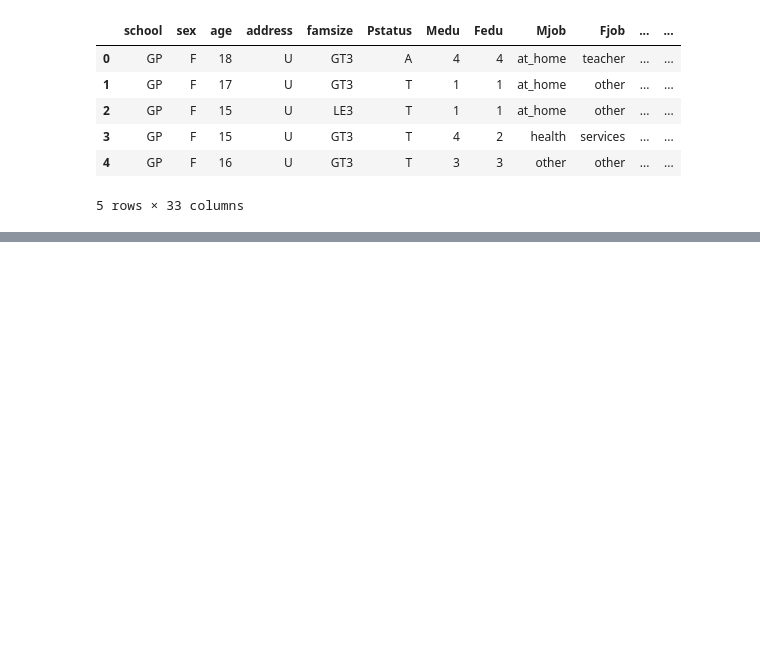
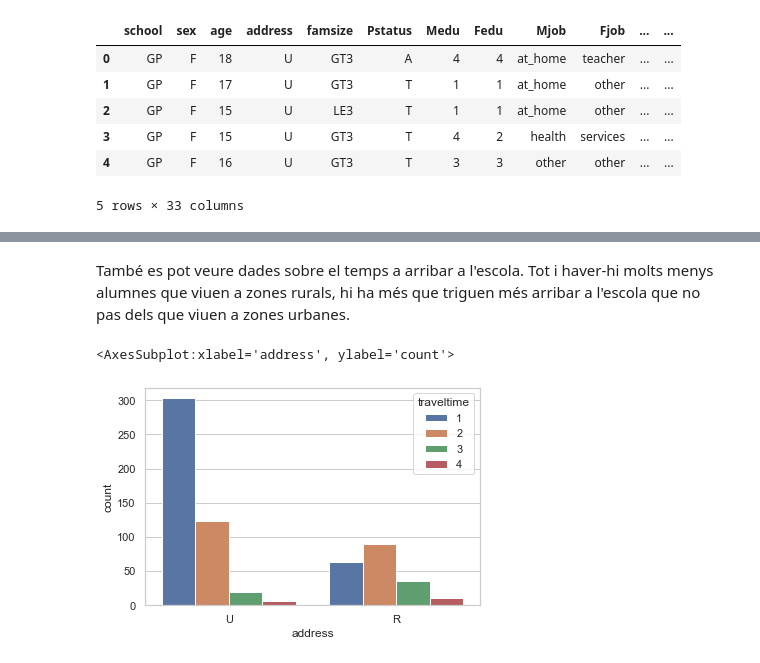
Before and after one commit to marti1999/APC-Cas-Kaggle, a Jupyter notebook: Untitled.ipynb, the cells around one changed output, grey strips where cells are left out. Saved outputs shown, nothing was run; the diff lists cells and outputs as text; code cells hidden in the pictures; blank space fills up the shorter version.

```diff
--- a/Untitled.ipynb
+++ b/Untitled.ipynb
@@ -91,0 +124,7 @@ db.head(5)
+# %% [markdown]
+També es pot veure dades sobre el temps a arribar a l'escola. Tot i haver-hi molts menys alumnes que viuen a zones rurals, hi ha més que triguen més arribar a l'escola que no pas dels que viuen a zones urbanes.
+# %%
+sns.countplot(x="address", hue ="traveltime", data=db)
+# %% [output]
+<AxesSubplot:xlabel='address', ylabel='count'>
+[figure, added]
```
Also changed, not shown: parts of 12 cells of this notebook.
